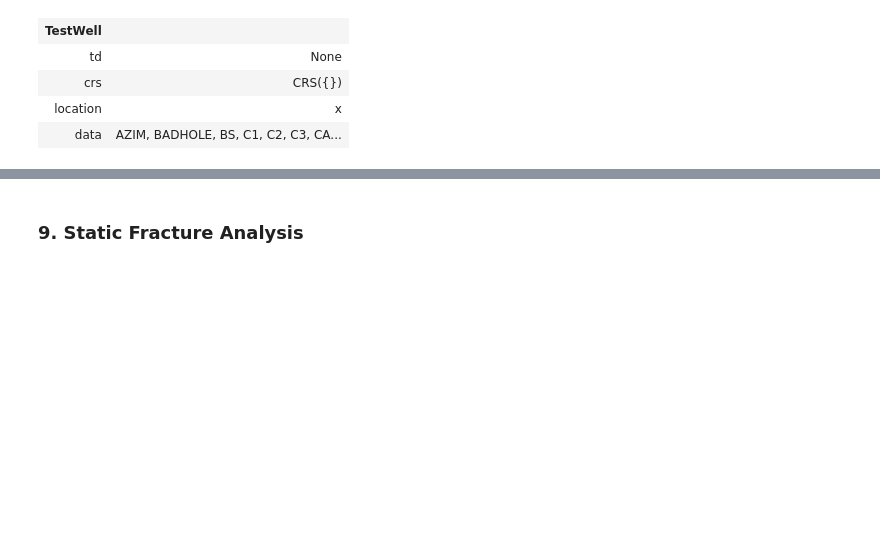
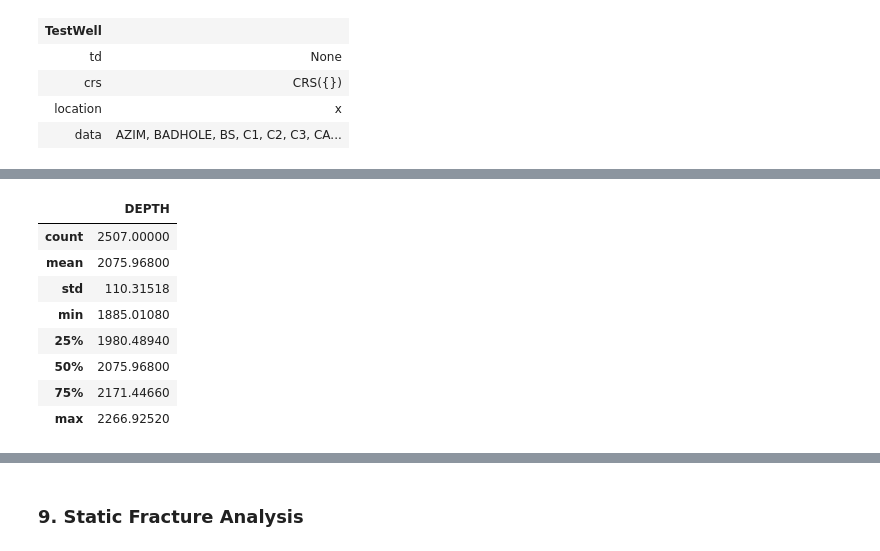
Before and after one commit to Zabamund/fracture-SFA, a Jupyter notebook: notebooks/SFA_Notebook.ipynb, the cells around one changed output, grey strips where cells are left out. Saved outputs shown, nothing was run; the diff lists cells and outputs as text; code cells hidden in the pictures; blank space fills up the shorter version.

```diff
--- a/notebooks/SFA_Notebook.ipynb
+++ b/notebooks/SFA_Notebook.ipynb
@@ -664 +683,4 @@ TD_depth = tops[tops['Formations'] == 'TD']['MD'].values[0]
+# %%
+# numpy.ndarray DEPTH survey if needed
+survey = log_data.survey_basis()
 # %%
@@ -667,0 +710,16 @@ log_data.plot(extents=(Shiranish_depth, TD_depth))
+# %%
+# pass survey to pandas.DataFrame
+depth_df = pd.DataFrame(data=survey,columns=['DEPTH'])
+depth_df = depth_df[(depth_df['DEPTH'] >= Shiranish_depth) & (depth_df['DEPTH'] <= TD_depth)]
+depth_df.reset_index(inplace=True, drop=True)
+depth_df.describe()
+# %% [output]
+|  | DEPTH |
+| count | 2507.00000 |
+| mean | 2075.96800 |
+| std | 110.31518 |
+| min | 1885.01080 |
+| 25% | 1980.48940 |
+| 50% | 2075.96800 |
+| 75% | 2171.44660 |
+| max | 2266.92520 |
```
Also changed, not shown: parts of 19 cells of this notebook.
